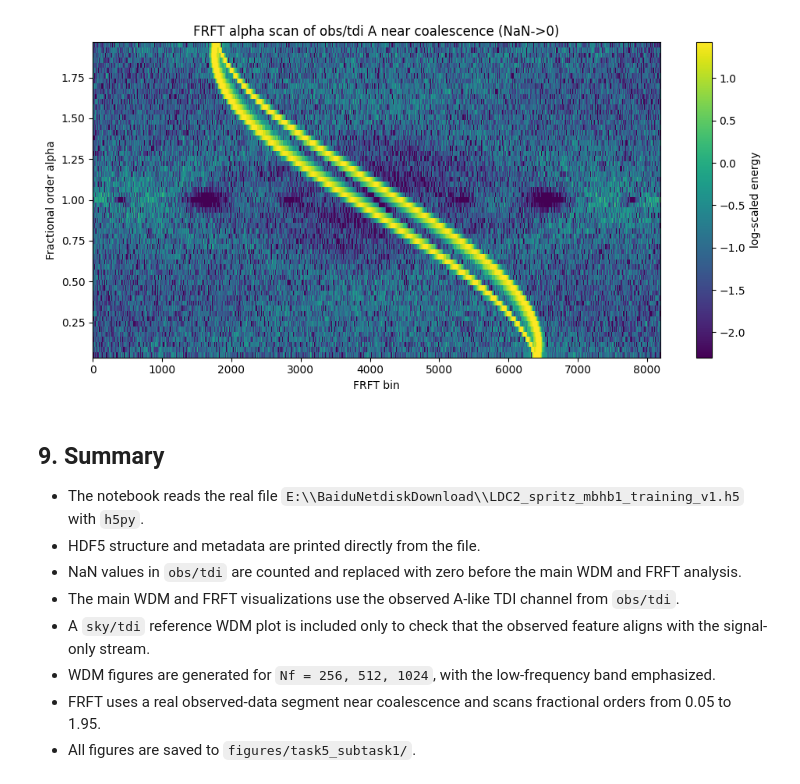
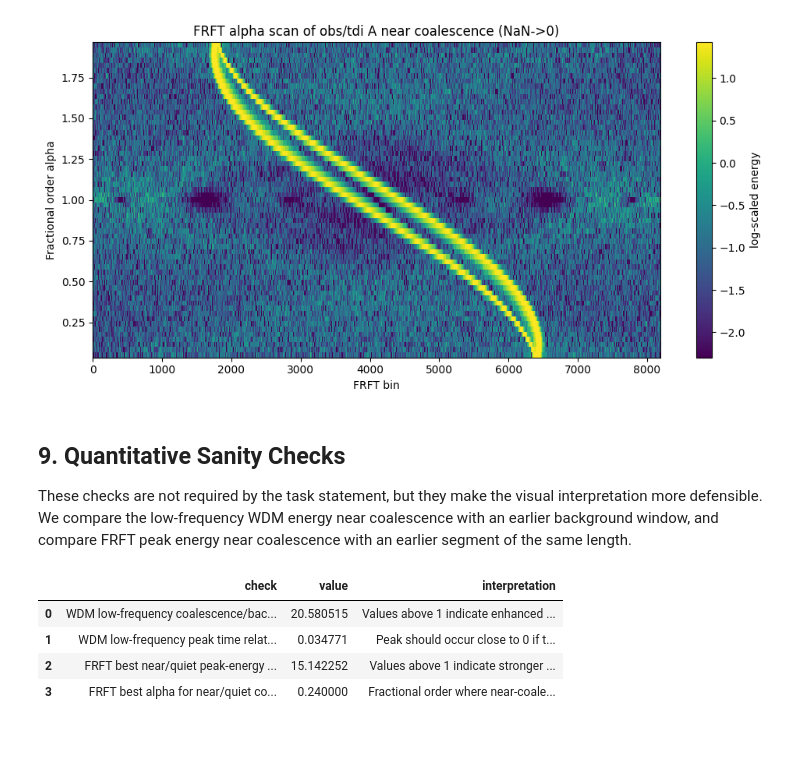
Before and after one commit to leichang131-debug/task5-lisa-taiji, a Jupyter notebook: notebooks/01_ldc_time_frequency_visualization.ipynb, the cells around one changed output. Saved outputs shown, nothing was run; the diff lists cells and outputs as text; code cells hidden in the pictures; blank space fills up the shorter version.

Commit message:
Add quantitative checks for subtask 1 visualizations

```diff
--- a/notebooks/01_ldc_time_frequency_visualization.ipynb
+++ b/notebooks/01_ldc_time_frequency_visualization.ipynb
@@ -305,13 +305,61 @@ FRFT segment relative days: -0.37407316989886263 0.09994303380484107
 [figure]
 [figure]
 # %% [markdown]
-## 9. Summary
+## 9. Quantitative Sanity Checks
 
-- The notebook reads the real file `E:\\BaiduNetdiskDownload\\LDC2_spritz_mbhb1_training_v1.h5` with `h5py`.
-- HDF5 structure and metadata are printed directly from the file.
-- NaN values in `obs/tdi` are counted and replaced with zero before the main WDM and FRFT analysis.
-- The main WDM and FRFT visualizations use the observed A-like TDI channel from `obs/tdi`.
-- A `sky/tdi` reference WDM plot is included only to check that the observed feature aligns with the signal-only stream.
-- WDM figures are generated for `Nf = 256, 512, 1024`, with the low-frequency band emphasized.
-- FRFT uses a real observed-data segment near coalescence and scans fractional orders from 0.05 to 1.95.
-- All figures are saved to `figures/task5_subtask1/`.
+These checks are not required by the task statement, but they make the visual interpretation more defensible. We compare the low-frequency WDM energy near coalescence with an earlier background window, and compare FRFT peak energy near coalescence with an earlier segment of the same length.
+# %%
+n_freq = 512
+wdm_obs_data, n_time = crop_to_wdm_shape(obs_crop, n_freq)
+wdm_obs = transform_wavelet_freq_time(wdm_obs_data, n_freq, n_time)
+wdm_energy = np.abs(wdm_obs).T
+t_axis = np.linspace(time_crop_days[0], time_crop_days[0] + len(wdm_obs_data) * dt / 86400, n_time)
+f_axis = np.linspace(0, 0.5 / dt, n_freq)
+
+signal_time = (t_axis >= -0.35) & (t_axis <= 0.15)
+background_time = (t_axis >= -3.5) & (t_axis <= -1.5)
+low_frequency = (f_axis >= 0.002) & (f_axis <= 0.014)
+
+signal_energy = wdm_energy[np.ix_(low_frequency, signal_time)].mean()
+background_energy = wdm_energy[np.ix_(low_frequency, background_time)].mean()
+wdm_energy_ratio = signal_energy / background_energy
+wdm_peak_time = t_axis[np.argmax(wdm_energy[low_frequency, :].mean(axis=0))]
+
+quiet_mask = (time_crop_days >= -4.5) & (time_crop_days <= -4.5 + frft_points * dt / 86400)
+quiet_segment = clean_timeseries(obs_crop[quiet_mask][:frft_points], normalize=True)
+quiet_frft_energy = scan_frft_alpha(quiet_segment, alphas)
+near_peak_by_alpha = frft_energy.max(axis=1)
+quiet_peak_by_alpha = quiet_frft_energy.max(axis=1)
+frft_best_index = int(np.argmax(near_peak_by_alpha / quiet_peak_by_alpha))
+
+sanity_checks = pd.DataFrame(
+    [
+        {
+            'check': 'WDM low-frequency coalescence/background mean energy ratio',
+            'value': float(wdm_energy_ratio),
+            'interpretation': 'Values above 1 indicate enhanced WDM energy near coalescence.',
+        },
+        {
+            'check': 'WDM low-frequency peak time relative to coalescence [days]',
+            'value': float(wdm_peak_time),
+            'interpretation': 'Peak should occur close to 0 if the feature is associated with merger.',
+        },
+        {
+            'check': 'FRFT best near/quiet peak-energy ratio',
+            'value': float((near_peak_by_alpha / quiet_peak_by_alpha)[frft_best_index]),
+            'interpretation': 'Values above 1 indicate stronger FRFT concentration near coalescence.',
+        },
+        {
+            'check': 'FRFT best alpha for near/quiet contrast',
+            'value': float(alphas[frft_best_index]),
+            'interpretation': 'Fractional order where near-coalescence segment is most distinguishable.',
+        },
+    ]
+)
+sanity_checks
+# %% [output]
+|  | check | value | interpretation |
+| 0 | WDM low-frequency coalescence/bac... | 20.580515 | Values above 1 indicate enhanced ... |
+| 1 | WDM low-frequency peak time relat... | 0.034771 | Peak should occur close to 0 if t... |
+| 2 | FRFT best near/quiet peak-energy ... | 15.142252 | Values above 1 indicate stronger ... |
+| 3 | FRFT best alpha for near/quiet co... | 0.240000 | Fractional order where near-coale... |
```
Also changed, not shown: parts of 1 cell of this notebook.
